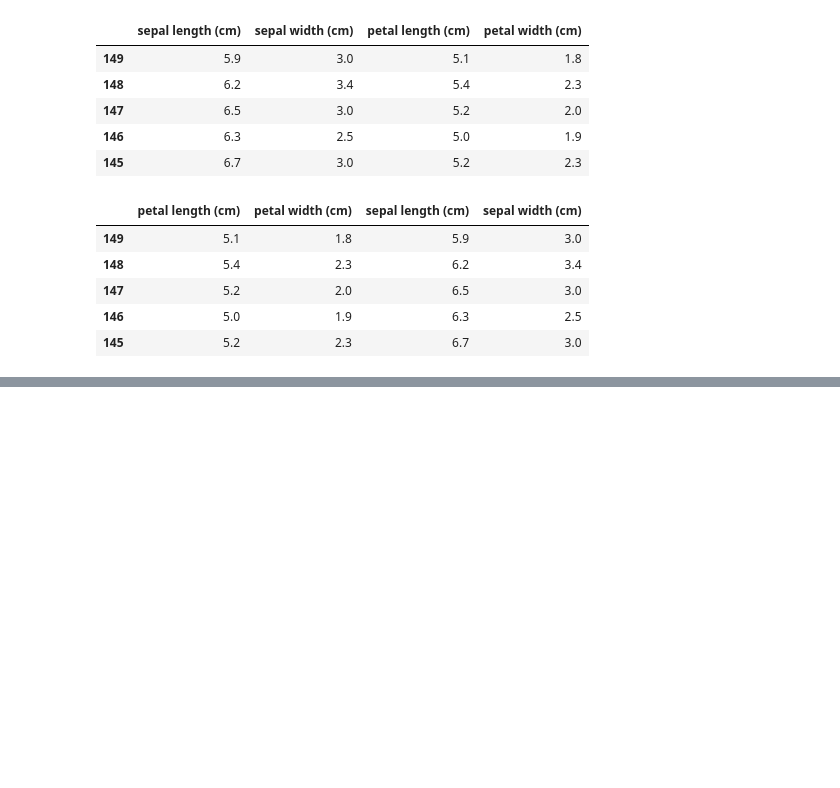
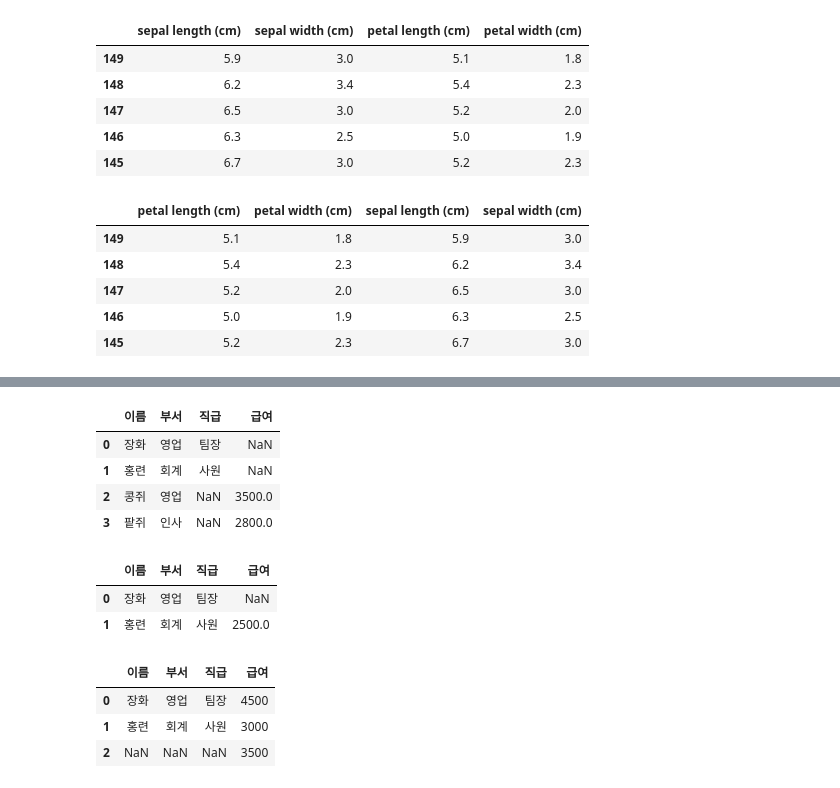
Before and after one commit to DANU011/practice-analysis, a Jupyter notebook: bigdata/bigdata_chap2.ipynb, the cells around one changed output, grey strips where cells are left out. Drawn from its saved outputs; the diff is of its cells as text; code cells hidden in the pictures; blank space fills up the shorter version.

```diff
--- a/bigdata/bigdata_chap2.ipynb
+++ b/bigdata/bigdata_chap2.ipynb
@@ -532,0 +566,9 @@ iris.head()
+# %%
+HR1 = pd.DataFrame({'이름' : ['장화', '홍련'],
+                    '부서' : ['영업', '회계'],
+                    '직급' : ['팀장', '사원']})
+HR2 = pd.DataFrame({'이름' : ['콩쥐', '팥쥐'],
+                    '직급' : ['사원', '팀장'],
+                    '부서' : ['영업', '인사']})
+
+pd.concat([HR1, HR2], axis = 0)
@@ -532,0 +589,26 @@ iris.head()
+# %%
+HR3 = pd.DataFrame({'이름' : ['콩쥐', '팥쥐'],
+                    '부서' : ['영업', '인사'],
+                    '급여' : [3500, 2800]})
+pd.concat([HR1, HR3], axis = 0, ignore_index = True)
+# %% [output]
+|  | 이름 | 부서 | 직급 | 급여 |
+| 0 | 장화 | 영업 | 팀장 | NaN |
+| 1 | 홍련 | 회계 | 사원 | NaN |
+| 2 | 콩쥐 | 영업 | NaN | 3500.0 |
+| 3 | 팥쥐 | 인사 | NaN | 2800.0 |
+# %%
+HR4 = pd.Series({1 : 2500}, name = '급여')
+pd.concat([HR1, HR4], axis = 1)
+# %% [output]
+|  | 이름 | 부서 | 직급 | 급여 |
+| 0 | 장화 | 영업 | 팀장 | NaN |
+| 1 | 홍련 | 회계 | 사원 | 2500.0 |
+# %%
+HR5 = pd.DataFrame({'급여' : [4500, 3000, 3500]})
+pd.concat([HR1, HR5], axis = 1)
+# %% [output]
+|  | 이름 | 부서 | 직급 | 급여 |
+| 0 | 장화 | 영업 | 팀장 | 4500 |
+| 1 | 홍련 | 회계 | 사원 | 3000 |
+| 2 | NaN | NaN | NaN | 3500 |
```
Also changed, not shown: parts of 5 cells of this notebook.
